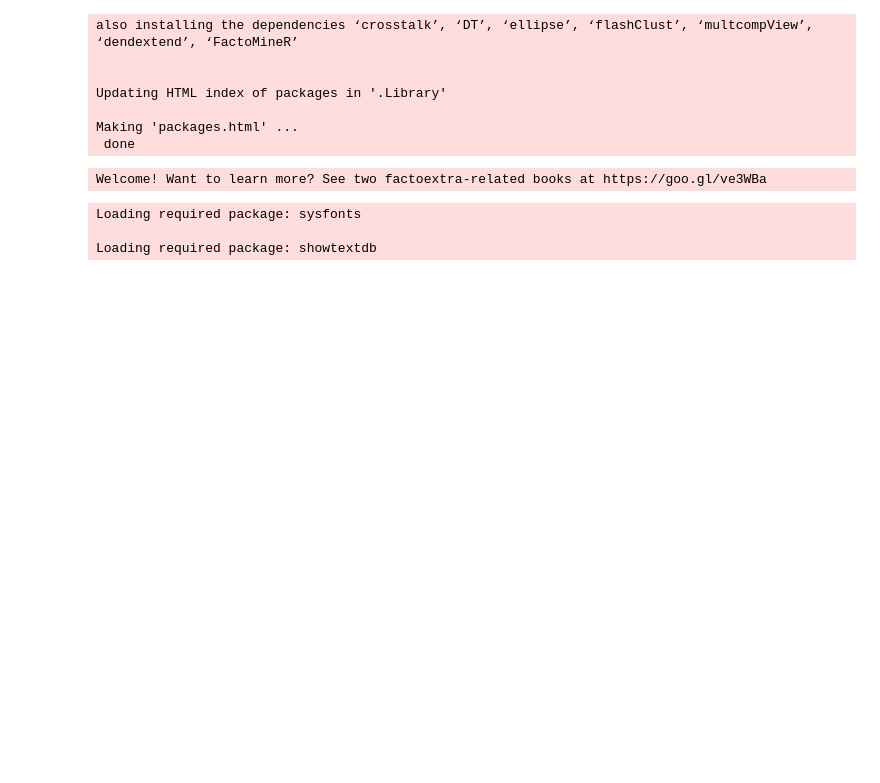
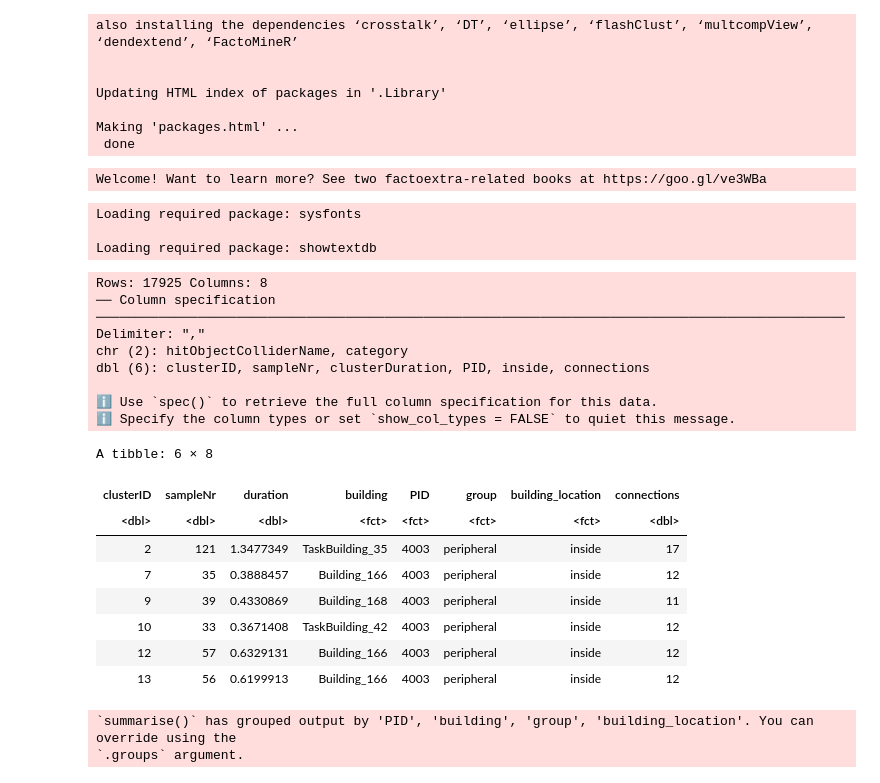
Before and after one commit to SanD94/VReGTrET, a Jupyter notebook: GraphTheory_ET_VR_Westbrueck/Analysis/raw_gaze_analysis/pca_playground.ipynb, the cells around one changed output. Cells and saved outputs as stored; diff of their text form; code cells hidden in the pictures; blank space fills up the shorter version.

```diff
--- a/GraphTheory_ET_VR_Westbrueck/Analysis/raw_gaze_analysis/pca_playground.ipynb
+++ b/GraphTheory_ET_VR_Westbrueck/Analysis/raw_gaze_analysis/pca_playground.ipynb
@@ -211,0 +219,43 @@ run_clustering_workflow <- function(node_degree_df,
+# %%
+df_node <- read_csv("io_node_group_gaze.csv")
+
+df_node <- df_node |>
+    mutate(
+        inside = factor(inside),
+        inside = fct_recode(inside, "outside" = "0", "inside" = "1"),
+        hitObjectColliderName = factor(hitObjectColliderName),
+        PID = factor(PID),
+        category = factor(category, levels = c("peripheral", "control", "central"))
+    ) |>
+    rename(
+        building_location = inside,
+        group = category,
+        building = hitObjectColliderName,
+        duration = clusterDuration
+    )
+
+df_node |> head()
+df_group_node <- df_node |>
+    group_by(PID, building, group, building_location, connections) |>
+    summarise(median_duration = median(duration)) |>
+    ungroup()
+# %% [output]
+Rows: 17925 Columns: 8
+── Column specification ────────────────────────────────────────────────────────────────────────────────────────────────
+Delimiter: ","
+chr (2): hitObjectColliderName, category
+dbl (6): clusterID, sampleNr, clusterDuration, PID, inside, connections
+
+ℹ Use `spec()` to retrieve the full column specification for this data.
+ℹ Specify the column types or set `show_col_types = FALSE` to quiet this message.
+A tibble: 6 × 8
+| clusterID | sampleNr | duration | building | PID | group | building_location | connections |
+| <dbl> | <dbl> | <dbl> | <fct> | <fct> | <fct> | <fct> | <dbl> |
+| 2 | 121 | 1.3477349 | TaskBuilding_35 | 4003 | peripheral | inside | 17 |
+| 7 | 35 | 0.3888457 | Building_166 | 4003 | peripheral | inside | 12 |
+| 9 | 39 | 0.4330869 | Building_168 | 4003 | peripheral | inside | 11 |
+| 10 | 33 | 0.3671408 | TaskBuilding_42 | 4003 | peripheral | inside | 12 |
+| 12 | 57 | 0.6329131 | Building_166 | 4003 | peripheral | inside | 12 |
+| 13 | 56 | 0.6199913 | Building_166 | 4003 | peripheral | inside | 12 |
+`summarise()` has grouped output by 'PID', 'building', 'group', 'building_location'. You can override using the
+`.groups` argument.
```
Also changed, not shown: parts of 9 cells of this notebook.
